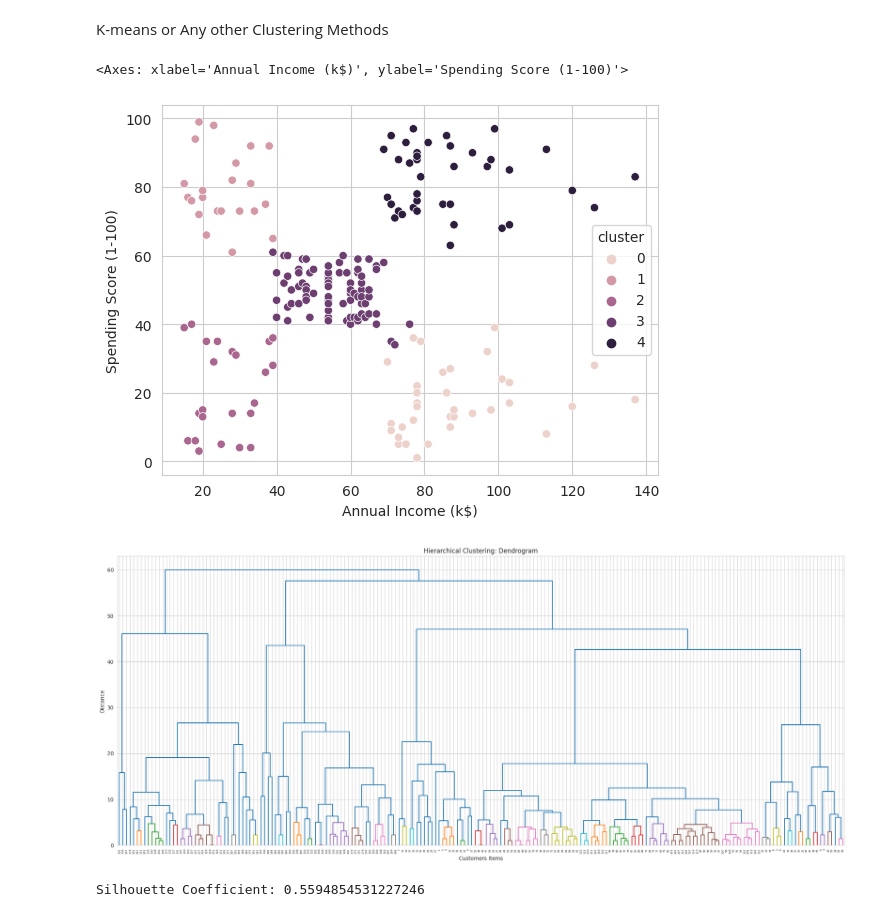
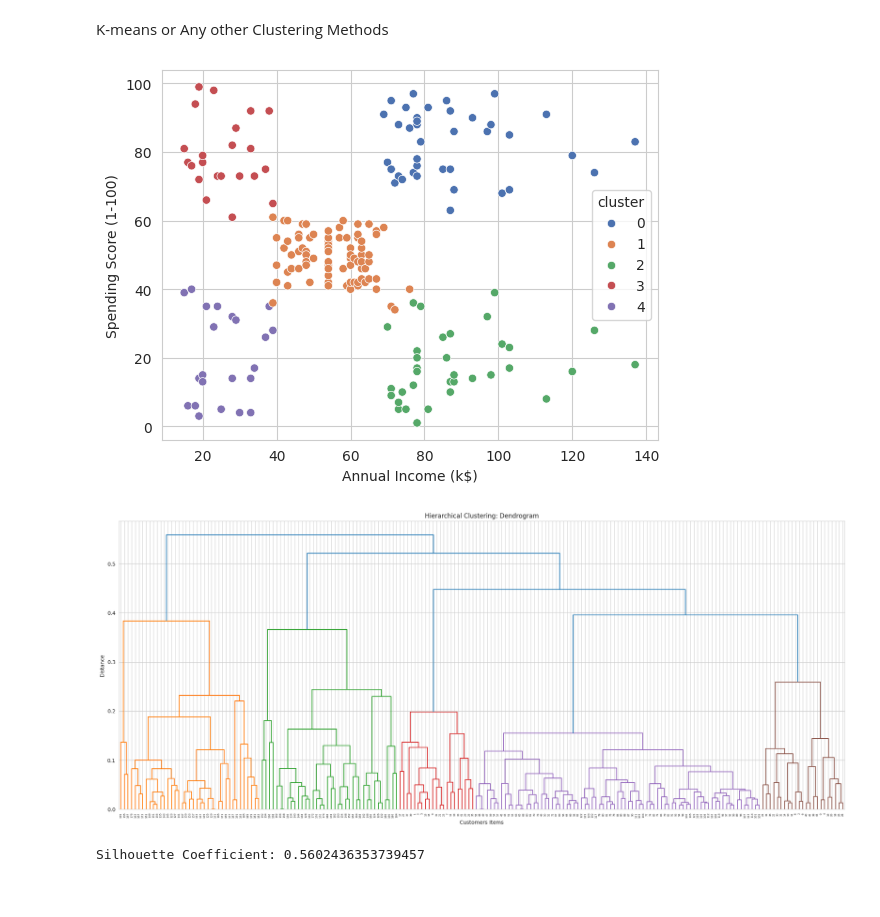
Before and after one commit to KimDaegyu-Dev/AI2024, a Jupyter notebook: [AI_Assignment3] Clustering.ipynb, the cells around one changed output. Saved outputs shown, nothing was run; the diff lists cells and outputs as text; code cells hidden in the pictures.

```diff
--- a/[AI_Assignment3] Clustering.ipynb
+++ b/[AI_Assignment3] Clustering.ipynb
@@ -229,9 +229,11 @@ Annual Income (k$), Spending Score (1-100) 두 정보를 이용해 고객들을
 from sklearn.preprocessing import MinMaxScaler
 
 
-data = ################
+data = df[['Annual Income (k$)','Spending Score (1-100)']]
 
 ### 원하는 전처리 ####
+scaler = MinMaxScaler()
+data_scale = scaler.fit_transform(data)
 # %% [markdown]
 ## Elbow analysis with K-MEANS
 # %%
@@ -263,42 +265,42 @@ K-means or Any other Clustering Methods
 # %%
 from sklearn.cluster import KMeans
 
-k = ##################
+k = 5
 
-model = ######################
+model = KMeans(n_clusters=k,random_state=32)
 
 
-model.fit(####################)
+model.fit(data_scale)
 
-pred = ########################
+pred = model.predict(data_scale)
 
 df['cluster'] = pred
 # %%
 import matplotlib.pyplot as plt
 
-sns.scatterplot##############
+sns.scatterplot(x='Annual Income (k$)', y='Spending Score (1-100)', data=df, hue='cluster', palette='deep')
+plt.show()
 # %% [output]
-<Axes: xlabel='Annual Income (k$)', ylabel='Spending Score (1-100)'>
-[figure, old version]
+[figure, new version]
 # %%
 # Import dendrogram
 from scipy.cluster.hierarchy import dendrogram
 from scipy.cluster.hierarchy import linkage
 
 # create dendrogram using ward linkage
 fig = plt.figure(figsize=(25, 10))
-dendrogram#######################
+dendrogram(linkage(data_scale, method='average'))
 
 # Set title of the plot
 plt.title('Hierarchical Clustering: Dendrogram')
 plt.xlabel('Customers Items')
 plt.ylabel('Distance')
 plt.show()
 # %% [output]
-[figure, old version]
+[figure, new version]
 # %%
 from sklearn.metrics import silhouette_score
 
 print("Silhouette Coefficient:", silhouette_score(data_scale, pred))
 # %% [output]
-Silhouette Coefficient: 0.5594854531227246
+Silhouette Coefficient: 0.5602436353739457
```
Also changed, not shown: parts of 5 cells of this notebook.
